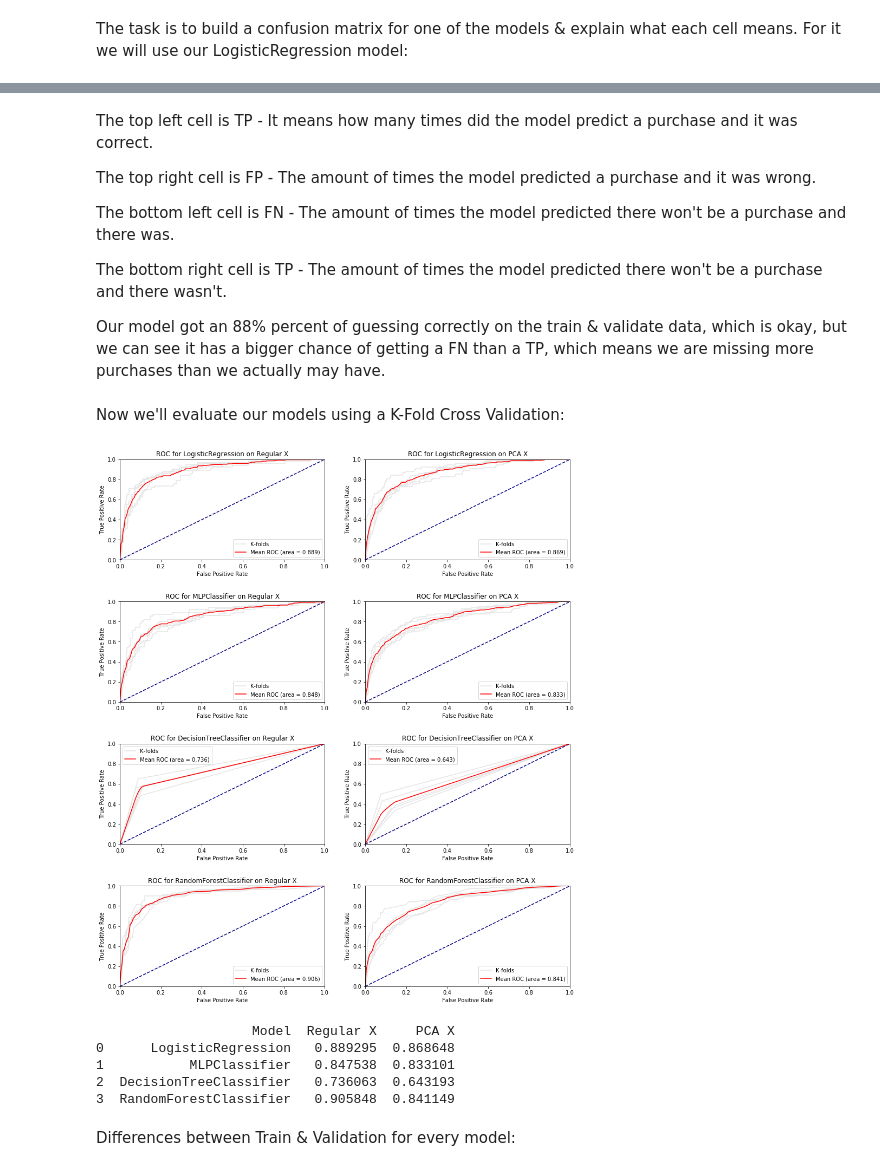
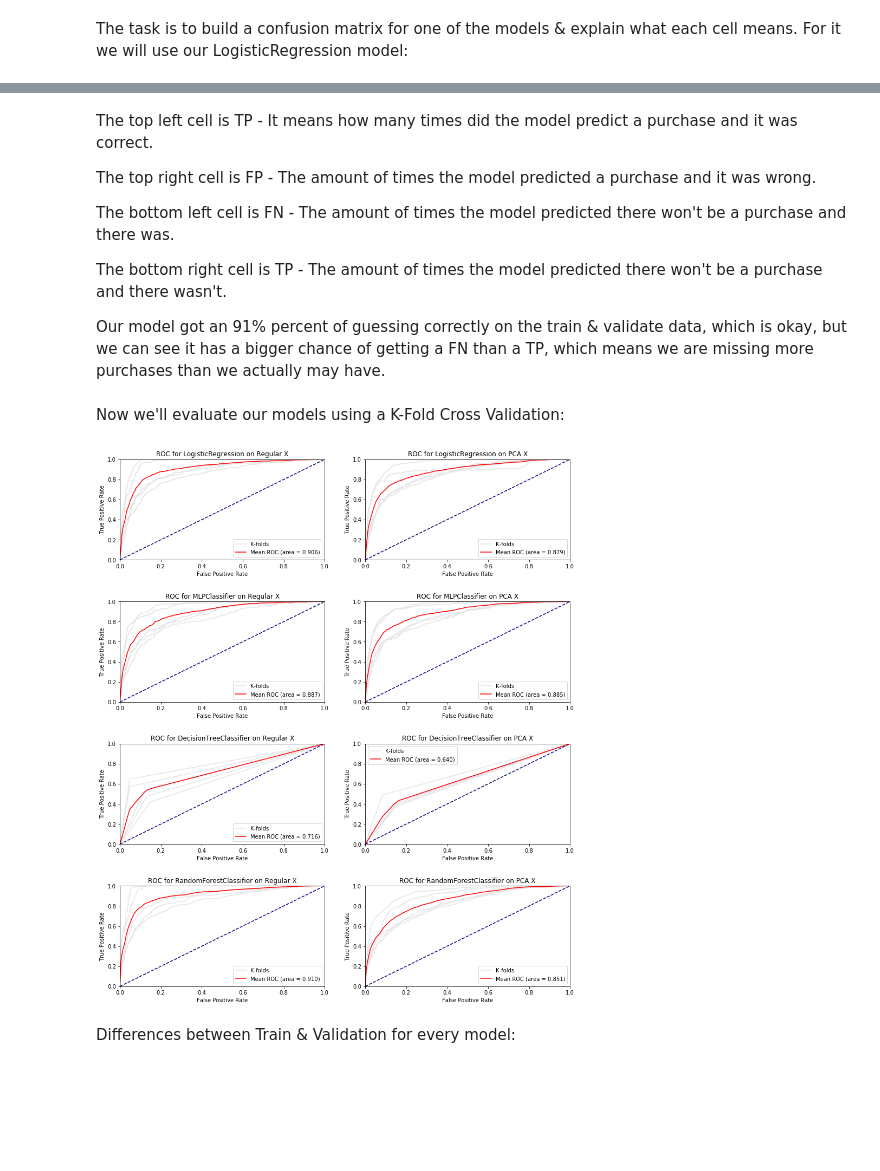
Before and after one commit to daniellepidt/ecommerce-machine-learning, a Jupyter notebook: final/Final_Project_ML_group7.ipynb, the cells around one changed output, grey strips where cells are left out. Drawn from its saved outputs; the diff is of its cells as text; code cells hidden in the pictures; blank space fills up the shorter version.

```diff
--- a/final/Final_Project_ML_group7.ipynb
+++ b/final/Final_Project_ML_group7.ipynb
@@ -1089,19 +1024,20 @@ PCA score: 1.0
 # %%
 # Random Forest:
 rfParametersOptions = {
-  'n_estimators': [90, 100, 200],
-  'criterion': ['gini', 'entropy', 'log_loss'],
-  'max_depth': [10, 100, 200],
+  'criterion': ['gini', 'entropy'],
+  'max_depth': [25, 50],
   'max_features': ['sqrt', 'log2']
 }
 
-rf_gs_regular = GridSearchCV(RandomForestClassifier(), rfParametersOptions, cv=3, scoring='roc_auc')
-rf_gs_pca = GridSearchCV(RandomForestClassifier(), rfParametersOptions, cv=3, scoring='roc_auc')
+rf_gs_regular = GridSearchCV(RandomForestClassifier(), rfParametersOptions, scoring='roc_auc', verbose=1)
+rf_gs_pca = GridSearchCV(RandomForestClassifier(), rfParametersOptions, scoring='roc_auc', verbose=1)
 
 rf_gs_regular.fit(X_train, y_train)
 rf_gs_pca.fit(X_pca_train, y_pca_train)
+print('-'*30)
 print ('Regular Random Forest chosen parameters (recieved best AUC): {}'.format(rf_gs_regular.best_params_))
 print ("Regular Random Forest AUC score with the chosen parameters: ", rf_gs_regular.best_score_)
+print('-'*30)
 print ('PCA Random Forest chosen parameters (recieved best AUC): {}'.format(rf_gs_pca.best_params_))
 print ("PCA Random Forest AUC score with the chosen parameters: ", rf_gs_pca.best_score_)
 # %% [output]
@@ -1146,8 +1071,8 @@ print ("SVM AUC score with the chosen parameters: ", svm_clf.best_score_)
 The task is to build a confusion matrix for one of the models & explain what each cell means.
 For it we will use our LogisticRegression model:
 # %%
-lgr_prediction = lgr_clf_pca.predict(X_pca_validate)
-cm = confusion_matrix(y_pca_validate, lgr_prediction)
+lgr_prediction = lgr_gs_regular.predict(X_validate)
+cm = confusion_matrix(y_validate, lgr_prediction)
 tn, fp, fn, tp = cm.ravel()
 
 cm_tv= np.array([[tp,fp],[fn,tn]])
@@ -1172,9 +1097,9 @@ for i in range(len(predictions)):
                        ha="center", va="center", color="w")
 
 ax.set_title("Confusion Matrix of Train & Validate Data")
-train_validate_score = lgr_clf_pca.score(
-    np.concatenate((X_pca_train, X_pca_validate)),
-    np.concatenate((y_pca_train, y_pca_validate))
+train_validate_score = lgr_gs_regular.score(
+    np.concatenate((X_train, X_validate)),
+    np.concatenate((y_train, y_validate))
   )
 print(f'The train+validate score is: {train_validate_score}')
 plt.show()
@@ -1190,7 +1115,7 @@ The bottom left cell is FN - The amount of times the model predicted there won't
 
 The bottom right cell is TP - The amount of times the model predicted there won't be a purchase and there wasn't.
 
-Our model got an 88% percent of guessing correctly on the train & validate data, which is okay, but we can see it has a bigger chance of getting a FN than a TP, which means we are missing more purchases than we actually may have.
+Our model got an 91% percent of guessing correctly on the train & validate data, which is okay, but we can see it has a bigger chance of getting a FN than a TP, which means we are missing more purchases than we actually may have.
 # %% [markdown]
 Now we'll evaluate our models using a K-Fold Cross Validation:
 # %%
@@ -1251,37 +1176,45 @@ def KfoldPlot(X, y, clf, k, ax, clfname, type, color='r'):
     ax.set_title(f'ROC for {clfname} on {type}')
     ax.legend()
 # %%
+# Create the models:
+lgr_clf_regular = LogisticRegression().set_params(**lgr_gs_regular.best_params_)
+lgr_clf_pca = LogisticRegression().set_params(**lgr_gs_pca.best_params_)
+
+ann_clf_regular = MLPClassifier().set_params(**ann_gs_regular.best_params_)
+ann_clf_pca = MLPClassifier().set_params(**ann_gs_pca.best_params_)
+
+dt_clf_regular = DecisionTreeClassifier().set_params(**dt_gs_regular.best_params_)
+dt_clf_pca = DecisionTreeClassifier().set_params(**dt_gs_pca.best_params_)
+
+rf_clf_regular = RandomForestClassifier().set_params(**rf_gs_regular.best_params_)
+rf_clf_pca = RandomForestClassifier().set_params(**rf_gs_pca.best_params_)
+
+
 models = [
     [lgr_clf_regular, lgr_clf_pca],
     [ann_clf_regular, ann_clf_pca],
     [dt_clf_regular, dt_clf_pca],
     [rf_clf_regular, rf_clf_pca]
 ]
 
-Xs_validate = [X_validate, X_pca_validate]
-ys_validate = [y_validate, y_pca_validate]
+Xs = [X, X_pca]
+ys = [y, y_pca]
 
 types = ['Regular X', 'PCA X']
 
 fig, axs = plt.subplots(figsize=(13, 15), nrows=4, ncols=2)
 
 for i in range(len(models)):
     # returns the name of the classifier
     for j in range(2):
         clf = models[i][j]
         clfname = str(clf)[:str(clf).find("(")]
-        KfoldPlot(Xs_validate[j], ys_validate[j], models[i][j], 5, axs[i, j], clfname, types[j])
+        KfoldPlot(Xs[j], ys[j], models[i][j], 5, axs[i, j], clfname, types[j])
 
-# plt.plot([0, 1], [0, 1], color='navy', linestyle='--')
 plt.tight_layout(pad=3.0)
 plt.show()
 # %% [output]
-[figure, old version]
+[figure, new version]
-                    Model  Regular X     PCA X
-0      LogisticRegression   0.889295  0.868648
-1           MLPClassifier   0.847538  0.833101
-2  DecisionTreeClassifier   0.736063  0.643193
-3  RandomForestClassifier   0.905848  0.841149
 # %% [markdown]
 Differences between Train & Validation for every model:
 # %%
```
Also changed, not shown: parts of 40 cells of this notebook.
